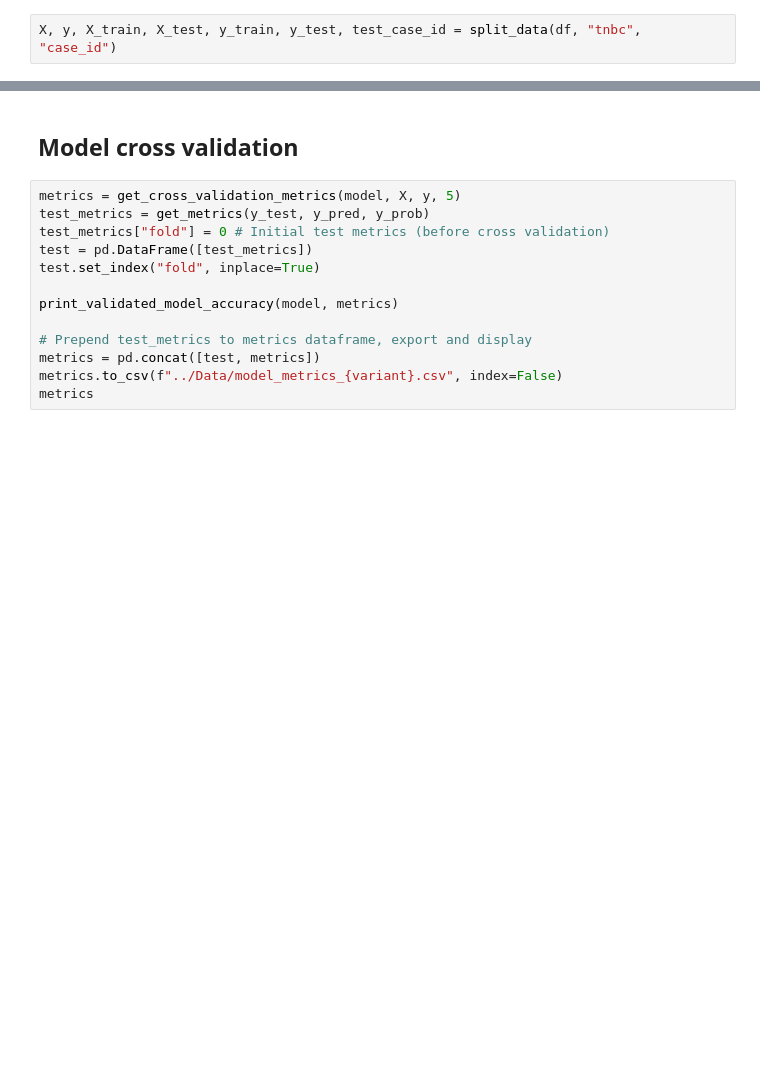
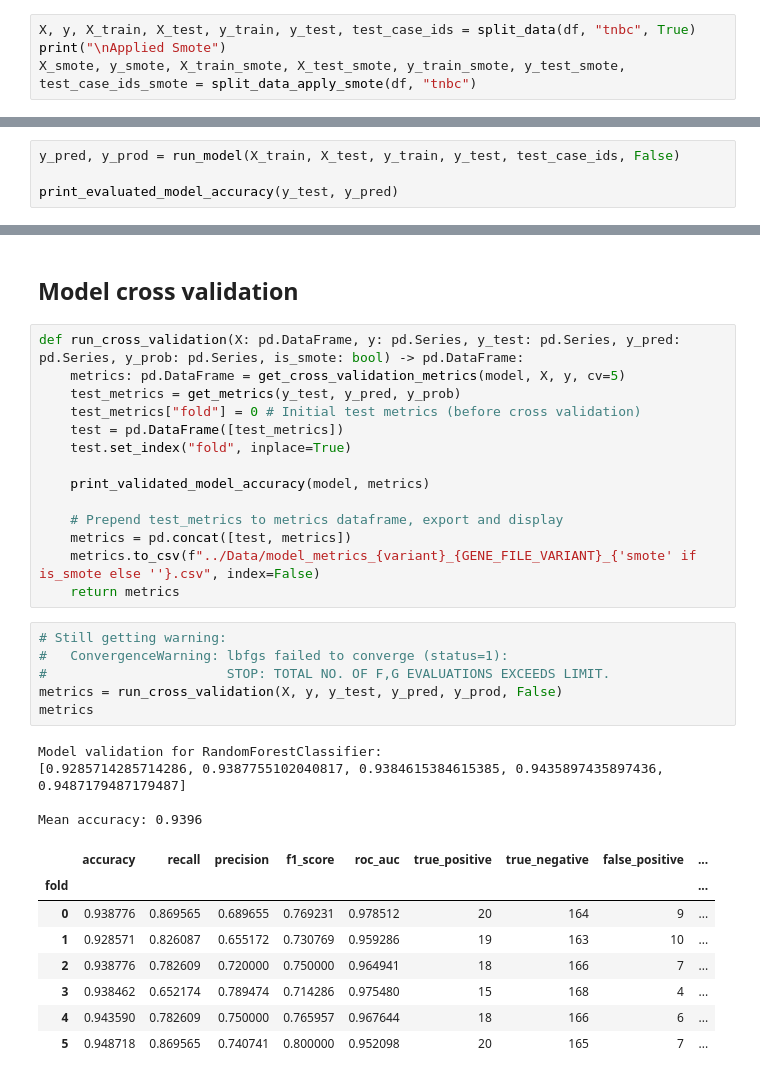
Before and after one commit to rhlt/tnbc, a Jupyter notebook: Model/ModelRandomForest.ipynb, the cells around one changed output, grey strips where cells are left out. Drawn from its saved outputs; the diff is of its cells as text; blank space fills up the shorter version.

```diff
--- a/Model/ModelRandomForest.ipynb
+++ b/Model/ModelRandomForest.ipynb
@@ -38,7 +49,9 @@ from sklearn.ensemble import RandomForestClassifier
 # %% [markdown]
 ### Dataset split: training and test data
 # %%
-X, y, X_train, X_test, y_train, y_test, test_case_id = split_data(df, "tnbc", "case_id")
+X, y, X_train, X_test, y_train, y_test, test_case_ids = split_data(df, "tnbc", True)
+print("\nApplied Smote")
+X_smote, y_smote, X_train_smote, X_test_smote, y_train_smote, y_test_smote, test_case_ids_smote = split_data_apply_smote(df, "tnbc")
 # %% [output]
 X_train.shape=(781, 19)
 X_test.shape=(196, 19)
@@ -73,0 +91,4 @@ Accuracy: 0.94
+# %%
+y_pred, y_prod = run_model(X_train, X_test, y_train, y_test, test_case_ids, False)
+
+print_evaluated_model_accuracy(y_test, y_pred)
@@ -74,15 +105,35 @@ Accuracy: 0.94
 # %% [markdown]
 ## Model cross validation
 # %%
-metrics = get_cross_validation_metrics(model, X, y, 5)
-test_metrics = get_metrics(y_test, y_pred, y_prob)
-test_metrics["fold"] = 0 # Initial test metrics (before cross validation)
-test = pd.DataFrame([test_metrics])
-test.set_index("fold", inplace=True)
+def run_cross_validation(X: pd.DataFrame, y: pd.Series, y_test: pd.Series, y_pred: pd.Series, y_prob: pd.Series, is_smote: bool) -> pd.DataFrame:
+    metrics: pd.DataFrame = get_cross_validation_metrics(model, X, y, cv=5)
+    test_metrics = get_metrics(y_test, y_pred, y_prob)
+    test_metrics["fold"] = 0 # Initial test metrics (before cross validation)
+    test = pd.DataFrame([test_metrics])
+    test.set_index("fold", inplace=True)
 
-print_validated_model_accuracy(model, metrics)
+    print_validated_model_accuracy(model, metrics)
 
-# Prepend test_metrics to metrics dataframe, export and display
-metrics = pd.concat([test, metrics])
-metrics.to_csv(f"../Data/model_metrics_{variant}.csv", index=False)
-metrics
+    # Prepend test_metrics to metrics dataframe, export and display
+    metrics = pd.concat([test, metrics])
+    metrics.to_csv(f"../Data/model_metrics_{variant}_{GENE_FILE_VARIANT}_{'smote' if is_smote else ''}.csv", index=False)
+    return metrics
+# %%
+# Still getting warning:
+#   ConvergenceWarning: lbfgs failed to converge (status=1):
+#                       STOP: TOTAL NO. OF F,G EVALUATIONS EXCEEDS LIMIT.
+metrics = run_cross_validation(X, y, y_test, y_pred, y_prod, False)
+metrics
+# %% [output]
+Model validation for RandomForestClassifier:
+[0.9285714285714286, 0.9387755102040817, 0.9384615384615385, 0.9435897435897436, 0.9487179487179487]
+
+Mean accuracy: 0.9396
+|  | accuracy | recall | precision | f1_score | roc_auc | true_positive | true_negative | false_positive | ... |
+| fold |  |  |  |  |  |  |  |  | ... |
+| 0 | 0.938776 | 0.869565 | 0.689655 | 0.769231 | 0.978512 | 20 | 164 | 9 | ... |
+| 1 | 0.928571 | 0.826087 | 0.655172 | 0.730769 | 0.959286 | 19 | 163 | 10 | ... |
+| 2 | 0.938776 | 0.782609 | 0.720000 | 0.750000 | 0.964941 | 18 | 166 | 7 | ... |
+| 3 | 0.938462 | 0.652174 | 0.789474 | 0.714286 | 0.975480 | 15 | 168 | 4 | ... |
+| 4 | 0.943590 | 0.782609 | 0.750000 | 0.765957 | 0.967644 | 18 | 166 | 6 | ... |
+| 5 | 0.948718 | 0.869565 | 0.740741 | 0.800000 | 0.952098 | 20 | 165 | 7 | ... |
```
Also changed, not shown: parts of 9 cells of this notebook, 5 other files.
